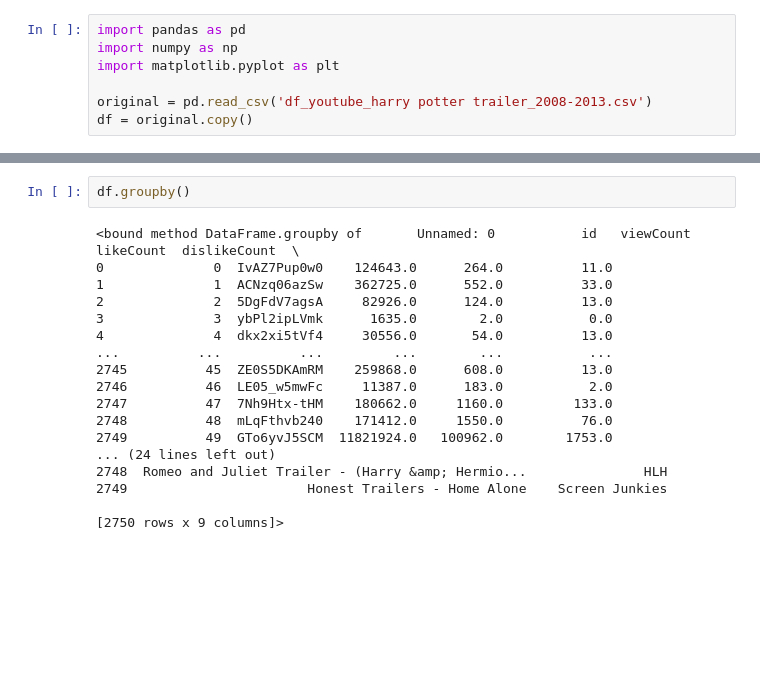
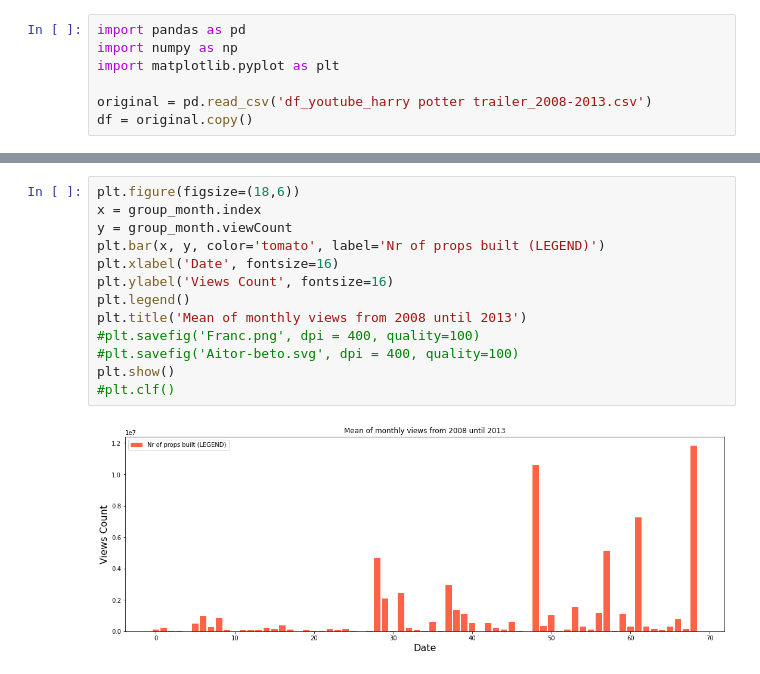
Before and after one commit to ta-data-bcn/Project-Week-3-Data-Thieves, a Jupyter notebook: your-project/Miguel-work/harry-potter-trailers.ipynb, the cells around one changed output, grey strips where cells are left out. Cells and saved outputs as stored; diff of their text form; blank space fills up the shorter version.

```diff
--- a/your-project/Miguel-work/harry-potter-trailers.ipynb
+++ b/your-project/Miguel-work/harry-potter-trailers.ipynb
@@ -36,20 +66,15 @@ df.describe()
-# %%
-df.groupby()
-# %% [output]
-<bound method DataFrame.groupby of       Unnamed: 0           id   viewCount  likeCount  dislikeCount  \
-0              0  IvAZ7Pup0w0    124643.0      264.0          11.0
-1              1  ACNzq06azSw    362725.0      552.0          33.0
-2              2  5DgFdV7agsA     82926.0      124.0          13.0
-3              3  ybPl2ipLVmk      1635.0        2.0           0.0
-4              4  dkx2xi5tVf4     30556.0       54.0          13.0
-...          ...          ...         ...        ...           ...
-2745          45  ZE0S5DKAmRM    259868.0      608.0          13.0
-2746          46  LE05_w5mwFc     11387.0      183.0           2.0
-2747          47  7Nh9Htx-tHM    180662.0     1160.0         133.0
-2748          48  mLqFthvb240    171412.0     1550.0          76.0
-2749          49  GTo6yvJ5SCM  11821924.0   100962.0        1753.0
-... (24 lines left out)
-2748  Romeo and Juliet Trailer - (Harry &amp; Hermio...               HLH
-2749                       Honest Trailers - Home Alone    Screen Junkies
-
-[2750 rows x 9 columns]>
+# %%
+plt.figure(figsize=(18,6))
+x = group_month.index
+y = group_month.viewCount
+plt.bar(x, y, color='tomato', label='Nr of props built (LEGEND)')
+plt.xlabel('Date', fontsize=16)
+plt.ylabel('Views Count', fontsize=16)
+plt.legend()
+plt.title('Mean of monthly views from 2008 until 2013')
+#plt.savefig('Franc.png', dpi = 400, quality=100)
+#plt.savefig('Aitor-beto.svg', dpi = 400, quality=100)
+plt.show()
+#plt.clf()
+# %% [output]
+[figure, added]
```
Also changed, not shown: parts of 7 cells of this notebook, 1 other file.
